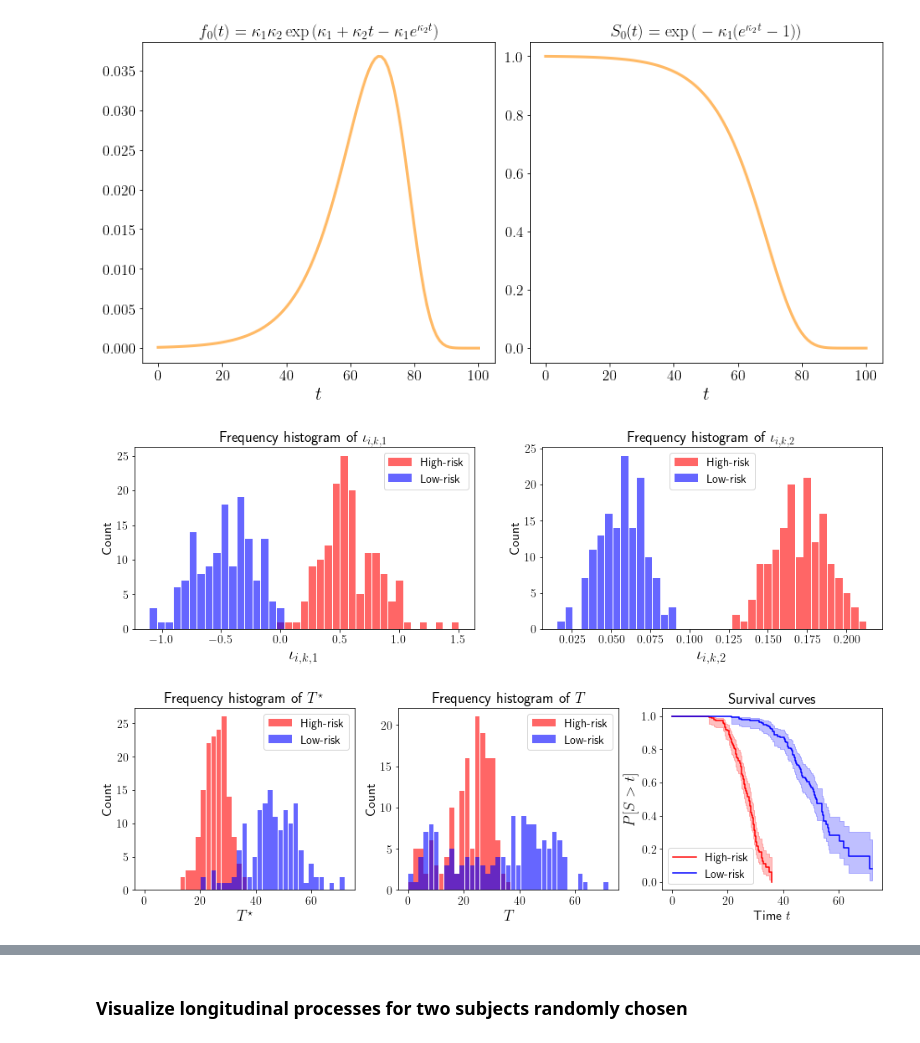
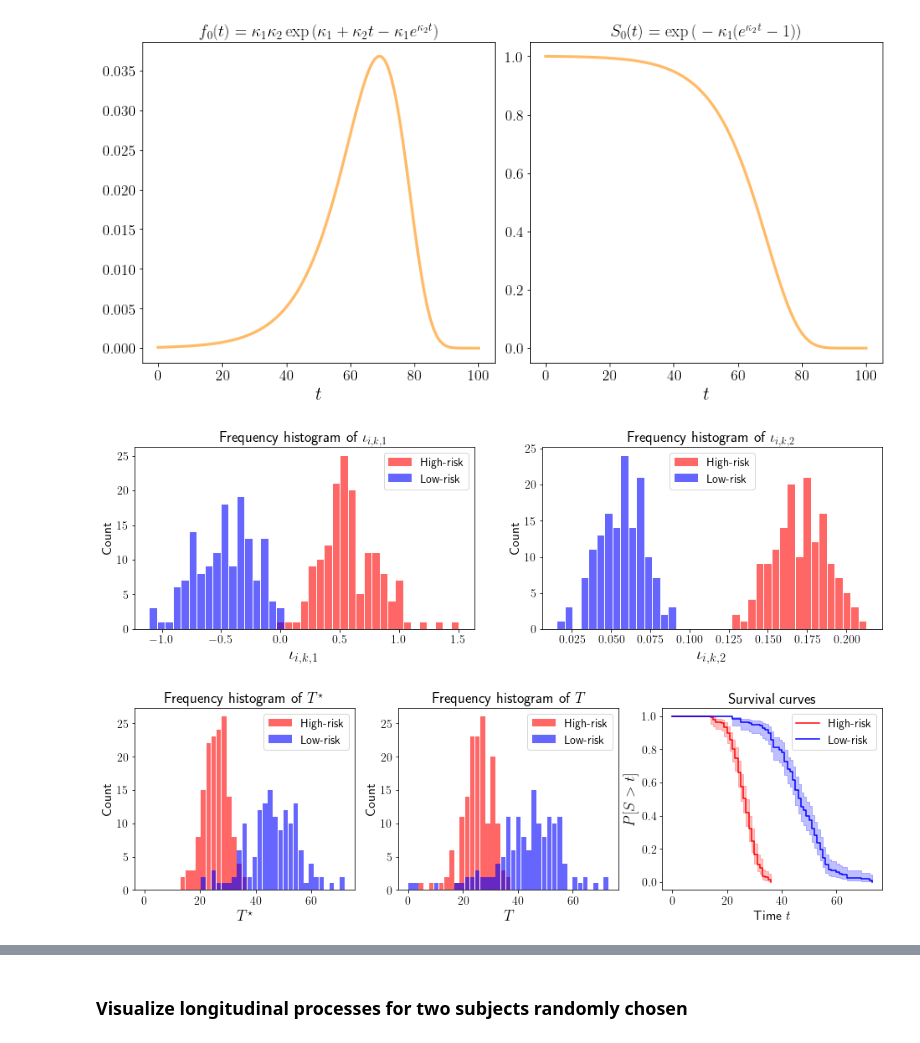
Before and after one commit to Califrais/flash, a Jupyter notebook: Lights tutorial.ipynb, the cells around one changed output, grey strips where cells are left out. Cells and saved outputs as stored; diff of their text form; code cells hidden in the pictures.

```diff
--- a/Lights tutorial.ipynb
+++ b/Lights tutorial.ipynb
@@ -31,8 +31,11 @@ n_long_features = 5
 n_time_indep_features = 10
 simu = SimuJointLongitudinalSurvival(seed=123, n_long_features=n_long_features,
                                      n_samples=300 ,n_time_indep_features=n_time_indep_features,
-                                     sparsity=0.5, grid_time=False)
-X, Y, T, delta, S_k, t_max, Y_tsfresh = simu.simulate()
+                                     sparsity=0.5, grid_time=False,)
+                                    #fixed_effect_mean_low_risk = (-.4, .2),
+                                     #fixed_effect_mean_high_risk = (.8, .8))
+
+X, Y, T, delta, S_k, Y_tsfresh, _ = simu.simulate()
 print("\nLevel of censoring: %.2f%%" % (100*(1 - delta.mean())))
 # %% [output]
 -----------------------------------------------------------
@@ -136,33 +139,33 @@ for i in [1, 2]:
 plt.show()
 
 fig = plt.figure(figsize=(16, 4))
 G = simu.latent_class
 T_star = simu.event_times
 times, labels = [T_star, T], ['T^\star', 'T']
 for i in [0, 1]:
     ax = fig.add_subplot(1,3,i+1)
     df = pd.DataFrame(data={"time": times[i], "group": G})
     bins = np.linspace(0, times[i].max(), 40)
     kwargs = dict(bins=bins, alpha=0.6, rwidth=0.9)
     plt.hist(df.loc[df.group == 1, 'time'], **kwargs, color='r', label='High-risk')
     plt.hist(df.loc[df.group==0, 'time'], **kwargs, color='b', label='Low-risk')
     plt.legend(fontsize=fontsize-2)
     plt.xlabel(r'$%s$' % labels[i], size=fontsize+2)
     plt.ylabel("Count", size=fontsize)
     ax.tick_params(labelsize=fontsize-2)
     plt.title("Frequency histogram of " + r'$%s$' % labels[i], size=fontsize+2)
 
 # Kaplan Meier estimation of survival curves
 kmf = KaplanMeierFitter()
 ax = plt.subplot(133)
-kmf.fit(T_star[G == 1], delta[G == 1], label="High-risk").plot(ax=ax, c='r')
-kmf.fit(T_star[G == 0], delta[G == 0], label="Low-risk").plot(ax=ax, c='b')
+kmf.fit(T[G == 1], delta[G == 1], label="High-risk").plot(ax=ax, c='r')
+kmf.fit(T[G == 0], delta[G == 0], label="Low-risk").plot(ax=ax, c='b')
 plt.legend(fontsize=fontsize-2)
 plt.xlabel('Time $t$', size=fontsize)
 plt.ylabel(r'$P[S > t]$', size=fontsize+2)
 plt.title("Survival curves", size=fontsize+2)
 ax.tick_params(labelsize=fontsize-2)
 plt.show()
 # %% [output]
 [figure]
-[figure, old version]
+[figure, new version]
```
Also changed, not shown: parts of 25 cells of this notebook, 2 other files.
